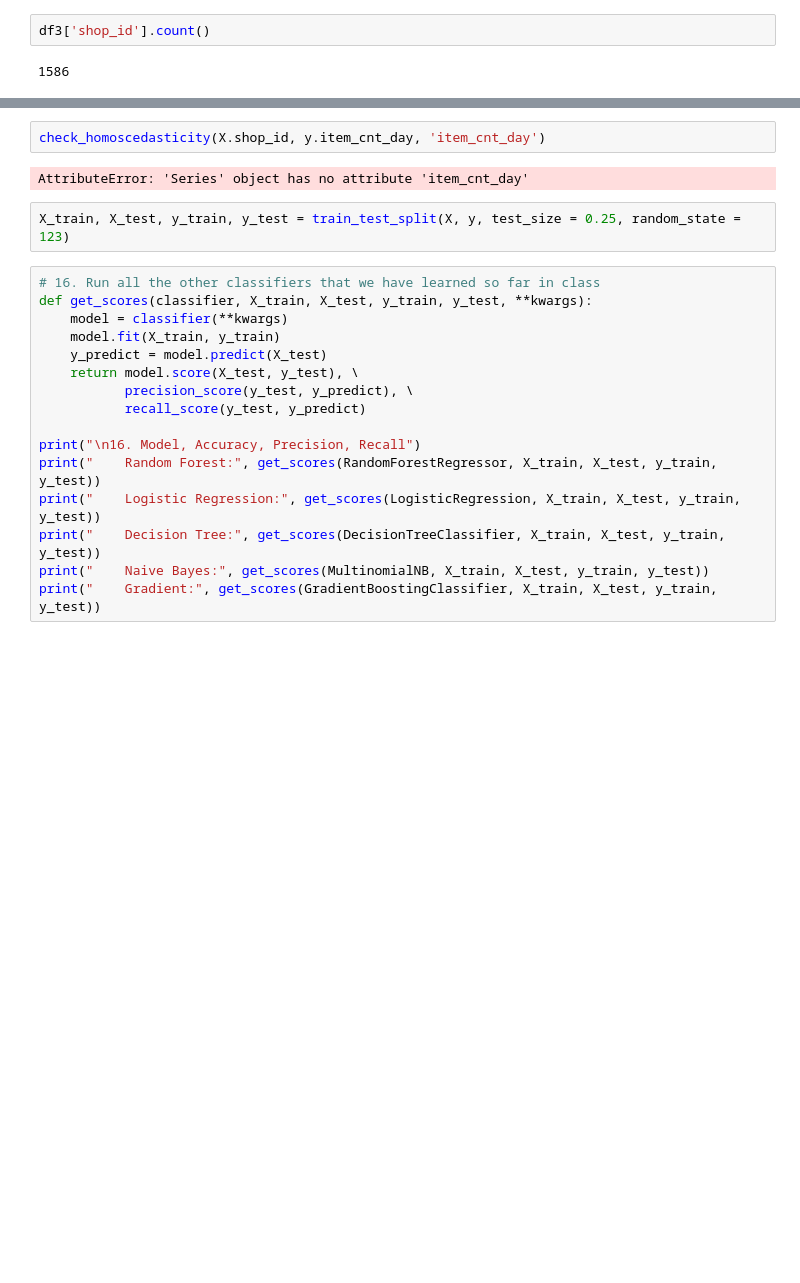
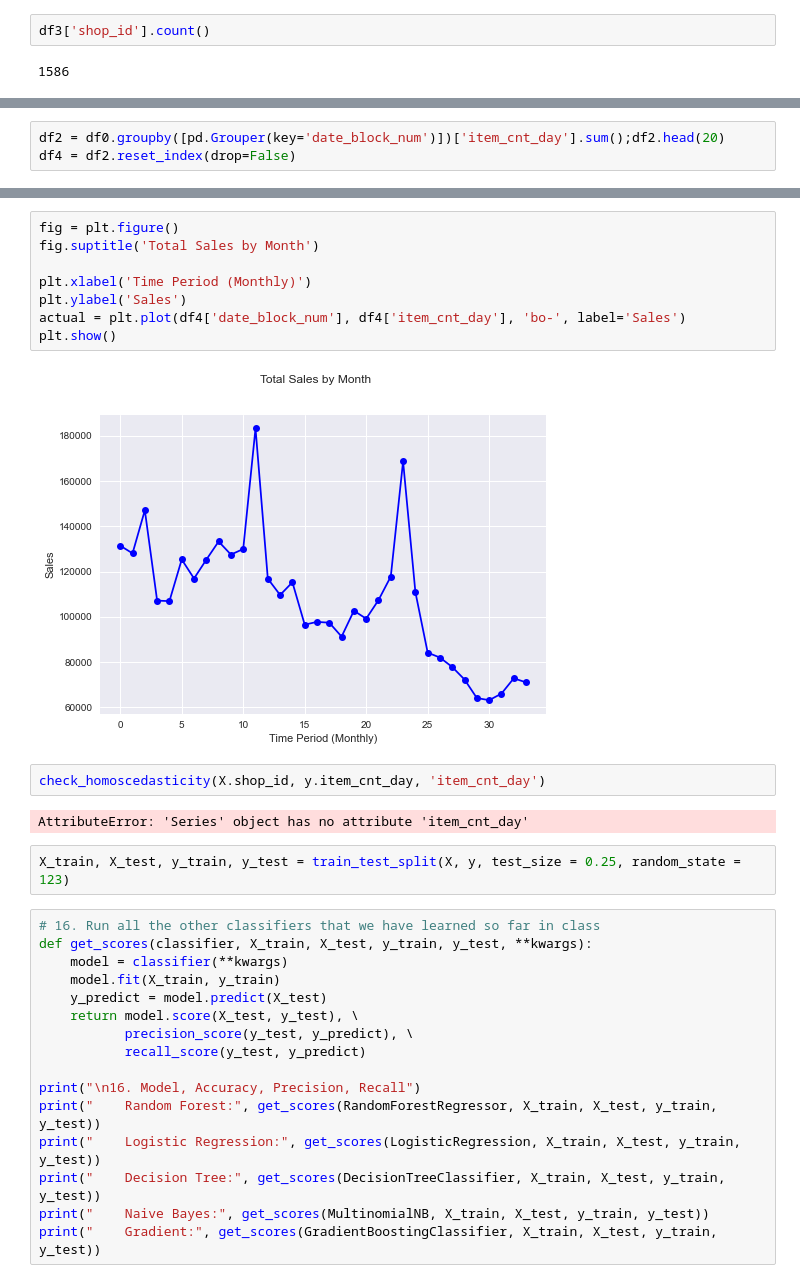
Before and after one commit to jguzman94/capstone-project, a Jupyter notebook: caps_1.ipynb, the cells around one changed output, grey strips where cells are left out. Saved outputs shown, nothing was run; the diff lists cells and outputs as text; blank space fills up the shorter version.

```diff
--- a/caps_1.ipynb
+++ b/caps_1.ipynb
@@ -252 +199,4 @@ for i in range (0,59):
 ... (47 outputs left out)
+# %%
+df2 = df0.groupby([pd.Grouper(key='date_block_num')])['item_cnt_day'].sum();df2.head(20)
+df4 = df2.reset_index(drop=False)
@@ -253,3 +212,13 @@ for i in range (0,59):
+# %%
+fig = plt.figure()
+fig.suptitle('Total Sales by Month')
+
+plt.xlabel('Time Period (Monthly)')
+plt.ylabel('Sales')
+actual = plt.plot(df4['date_block_num'], df4['item_cnt_day'], 'bo-', label='Sales')
+plt.show()
+# %% [output]
+[figure, added]
 # %%
 check_homoscedasticity(X.shop_id, y.item_cnt_day, 'item_cnt_day')
 # %% [output]
```
Also changed, not shown: parts of 6 cells of this notebook.
